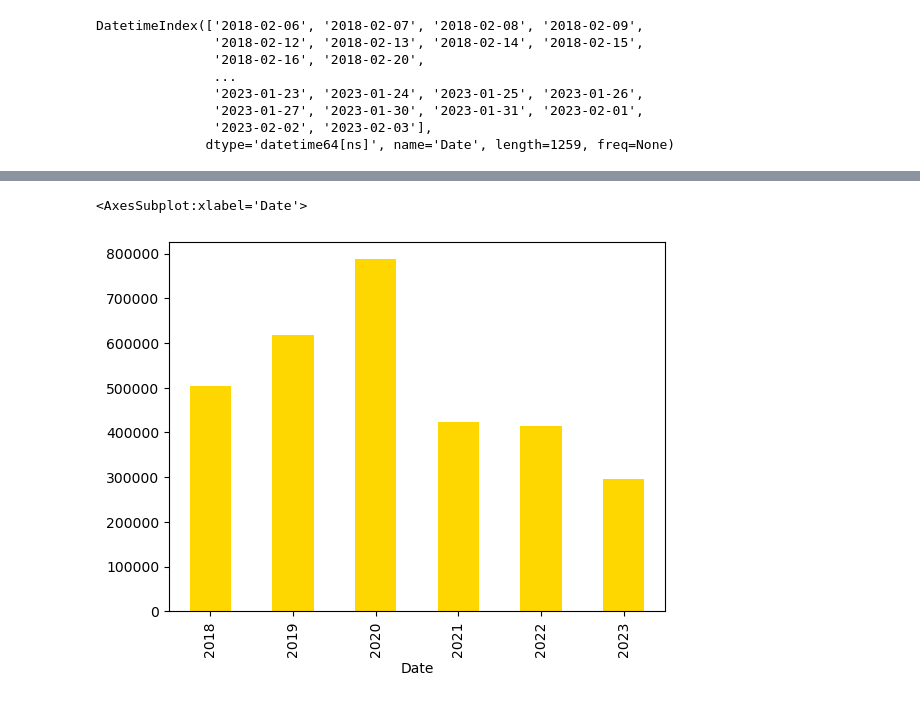
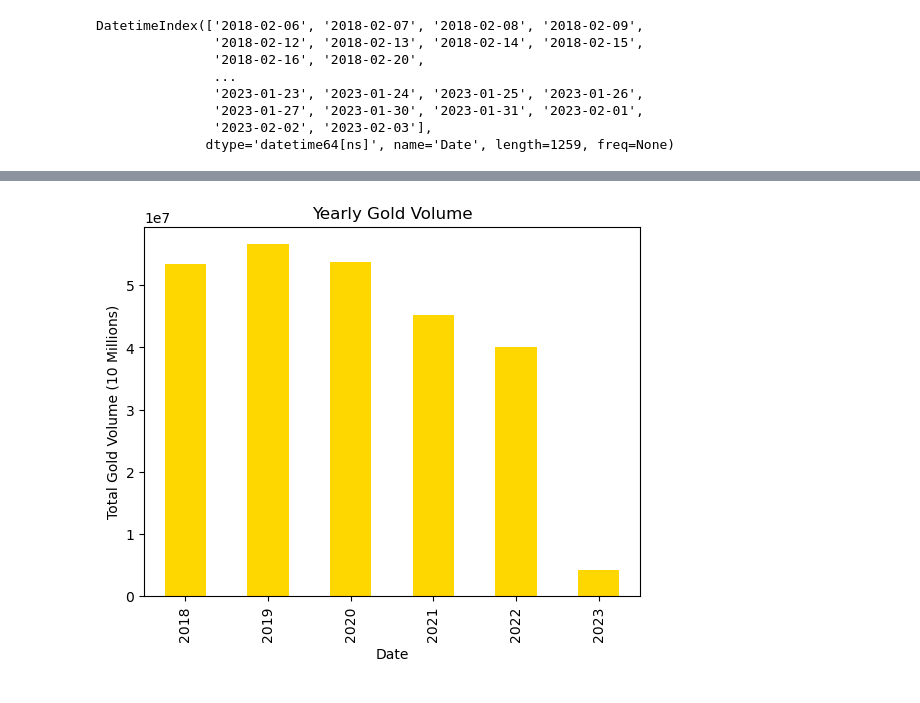
Before and after one commit to gbarn777/project-one, a Jupyter notebook: project1_v3.ipynb, the cells around one changed output, grey strips where cells are left out. Cells and saved outputs as stored; diff of their text form; code cells hidden in the pictures.

Commit message:
Adding Output

```diff
--- a/project1_v3.ipynb
+++ b/project1_v3.ipynb
@@ -182,6 +157,8 @@ date_index_df.gold_volume.resample("Y").max().plot(kind="bar" , color="gold" , a
 # %%
 ###############
-clean_oil_gold_df.groupby(clean_oil_gold_df["Date"].dt.to_period('Y'))['gold_volume'].max().plot(kind="bar" , color="gold" , align="center")
+clean_oil_gold_df.groupby(clean_oil_gold_df["Date"].dt.to_period('Y'))['gold_volume'].sum().plot(kind="bar" , color="gold" , align="center")
+plt.ylabel("Total Gold Volume (10 Millions)")
+plt.title("Yearly Gold Volume")
+plt.savefig("Output/Max_Gold_Volume_Yearly.png")
 # %% [output]
-<AxesSubplot:xlabel='Date'>
-[figure, old version]
+[figure, new version]
```
Also changed, not shown: parts of 23 cells of this notebook, 16 other files.
